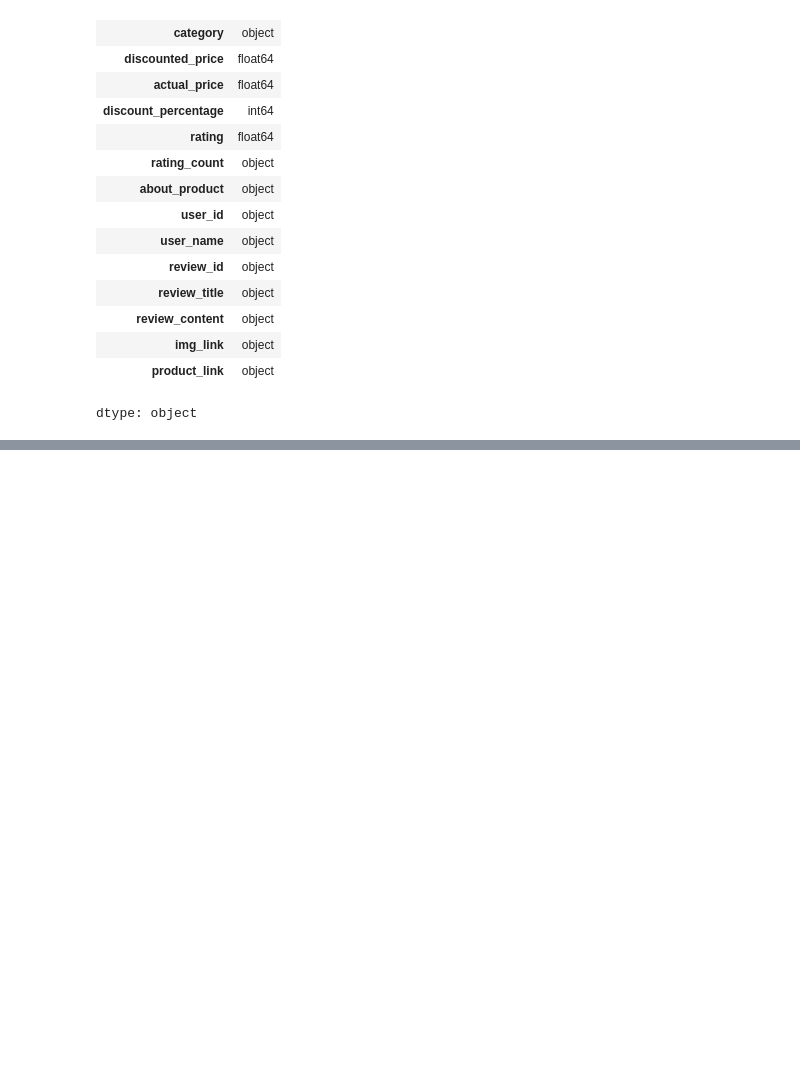
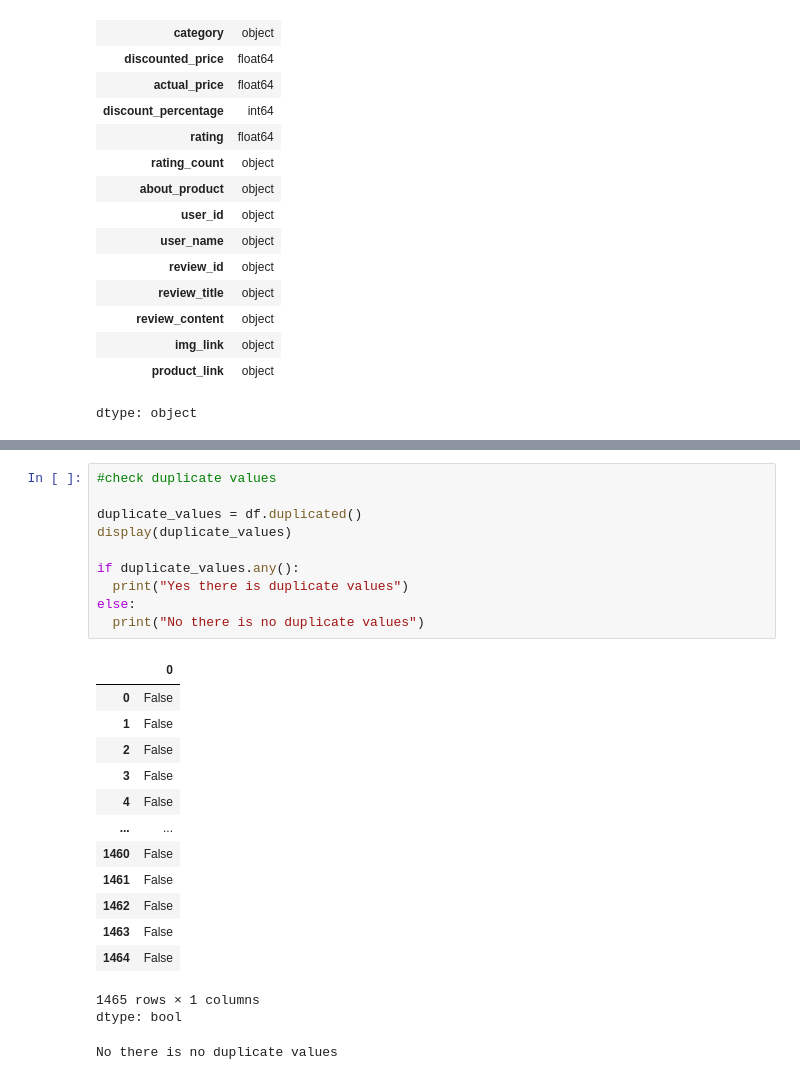
Before and after one commit to Harin22/data-wrangling-visualization, a Jupyter notebook: Data_preprocessing_(in_depth).ipynb, the cells around one changed output, grey strips where cells are left out. Drawn from its saved outputs; the diff is of its cells as text; blank space fills up the shorter version.

```diff
--- a/Data_preprocessing_(in_depth).ipynb
+++ b/Data_preprocessing_(in_depth).ipynb
@@ -96,0 +128,26 @@ dtype: object
+# %%
+#check duplicate values
+
+duplicate_values = df.duplicated()
+display(duplicate_values)
+
+if duplicate_values.any():
+  print("Yes there is duplicate values")
+else:
+  print("No there is no duplicate values")
+# %% [output]
+|  | 0 |
+| 0 | False |
+| 1 | False |
+| 2 | False |
+| 3 | False |
+| 4 | False |
+| ... | ... |
+| 1460 | False |
+| 1461 | False |
+| 1462 | False |
+| 1463 | False |
+| 1464 | False |
+1465 rows × 1 columns
+dtype: bool
+No there is no duplicate values
```
Also changed, not shown: parts of 4 cells of this notebook.
